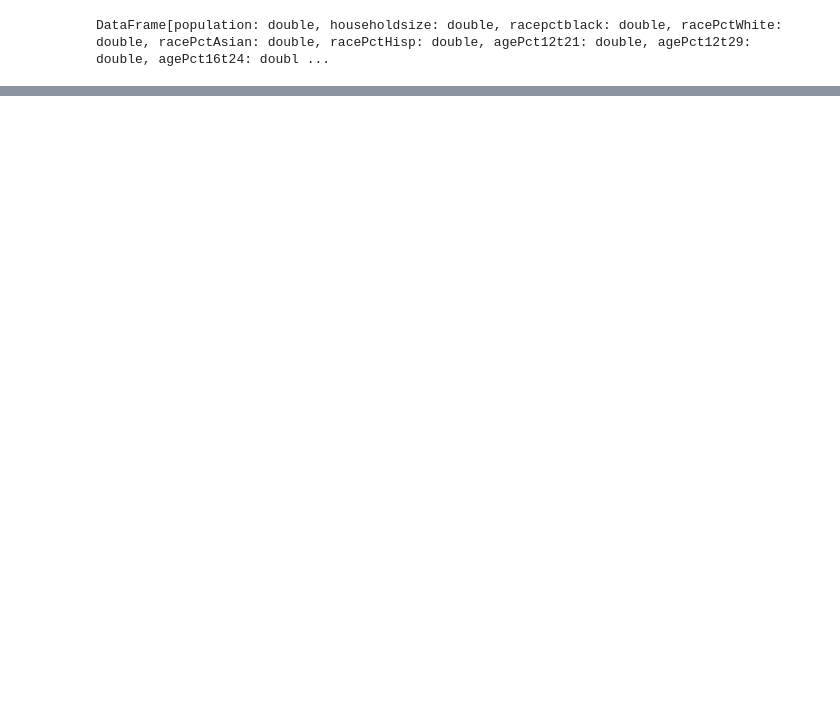
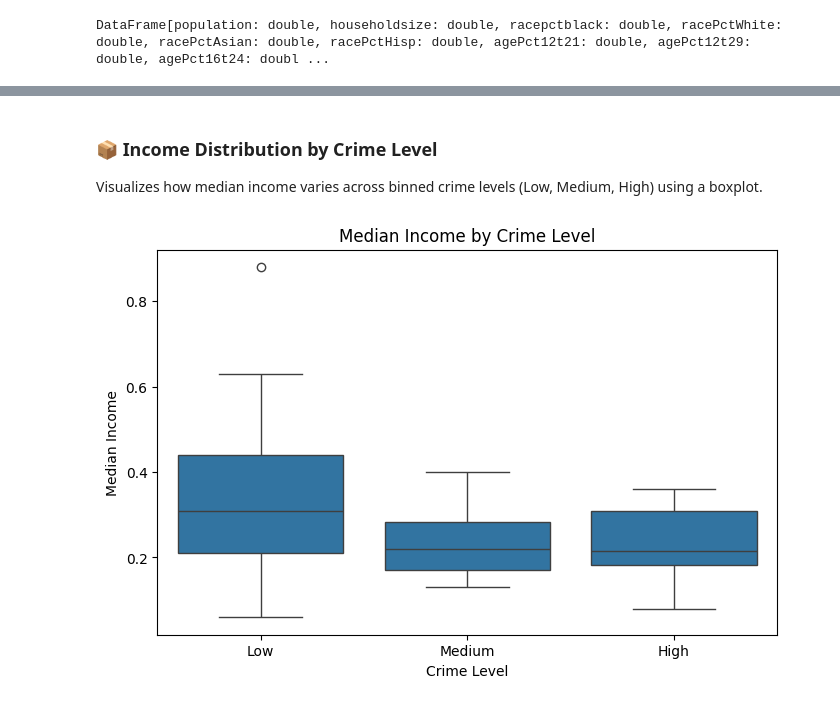
Before and after one commit to m-bermudez/ISM6562-Big-Data-Final-Project, a Jupyter notebook: Final Project.ipynb, the cells around one changed output, grey strips where cells are left out. Drawn from its saved outputs; the diff is of its cells as text; code cells hidden in the pictures; blank space fills up the shorter version.

```diff
--- a/Final Project.ipynb
+++ b/Final Project.ipynb
@@ -214,0 +294,19 @@ DataFrame[population: double, householdsize: double, racepctblack: double, raceP
+# %% [markdown]
+### 📦 Income Distribution by Crime Level
+Visualizes how median income varies across binned crime levels (Low, Medium, High) using a boxplot.
+# %%
+# Create 'crime_level' bin again for pandas
+sample_pd_df["crime_level"] = pd.cut(
+    sample_pd_df["ViolentCrimesPerPop"],
+    bins=[0, 0.4, 0.7, 1.0],
+    labels=["Low", "Medium", "High"]
+)
+
+plt.figure(figsize=(8, 5))
+sns.boxplot(x="crime_level", y="medIncome", data=sample_pd_df)
+plt.title("Median Income by Crime Level")
+plt.xlabel("Crime Level")
+plt.ylabel("Median Income")
+plt.show()
+# %% [output]
+[figure, added]
```
Also changed, not shown: parts of 46 cells of this notebook.
